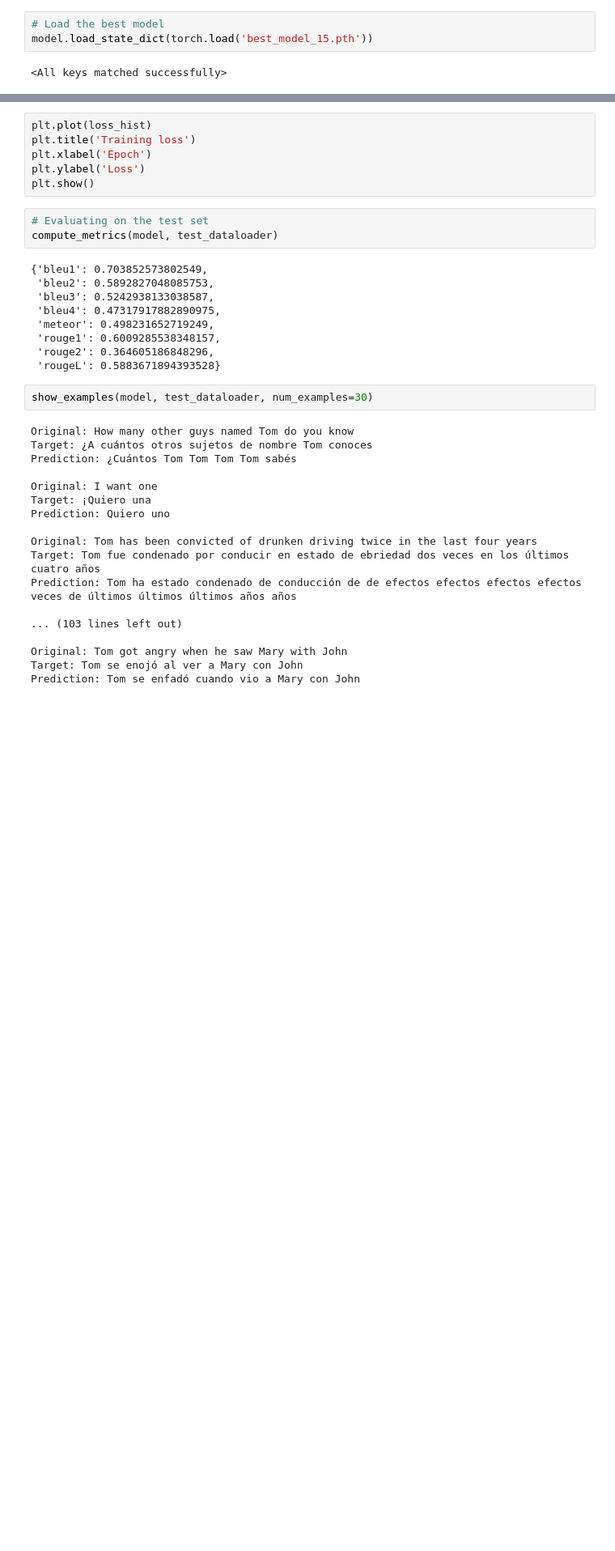
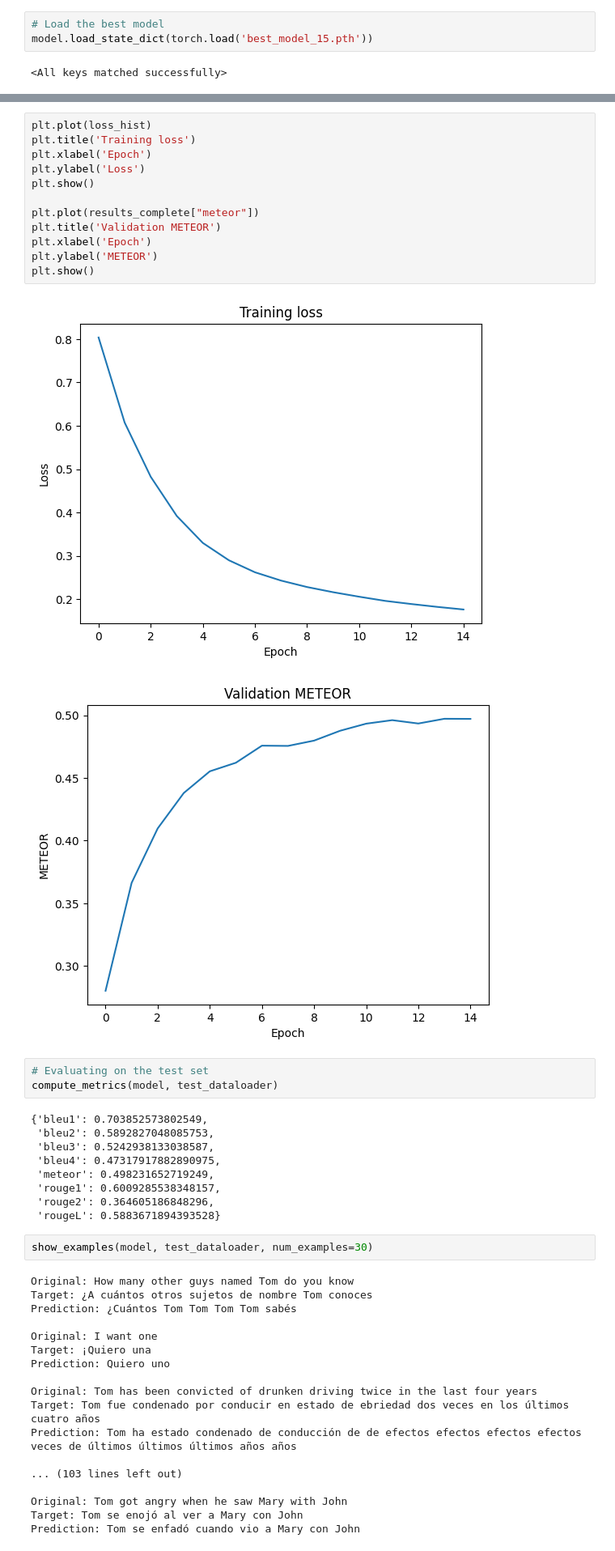
Before and after one commit to NilBiescas/NLP, a Jupyter notebook: exercises_day6/exercise6v2.ipynb, the cells around one changed output, grey strips where cells are left out. Shown at 81% size. Cells and saved outputs as stored; diff of their text form; blank space fills up the shorter version.

Commit message:
Re add plots delated by nil

```diff
--- a/exercises_day6/exercise6v2.ipynb
+++ b/exercises_day6/exercise6v2.ipynb
@@ -681,9 +694,18 @@ for i, key in enumerate(results_complete.keys()):
 # %%
 plt.plot(loss_hist)
 plt.title('Training loss')
 plt.xlabel('Epoch')
 plt.ylabel('Loss')
 plt.show()
+
+plt.plot(results_complete["meteor"])
+plt.title('Validation METEOR')
+plt.xlabel('Epoch')
+plt.ylabel('METEOR')
+plt.show()
+# %% [output]
+[figure, added]
+[figure, added]
 # %%
 # Evaluating on the test set
 compute_metrics(model, test_dataloader)
```
Also changed, not shown: parts of 2 cells of this notebook.
